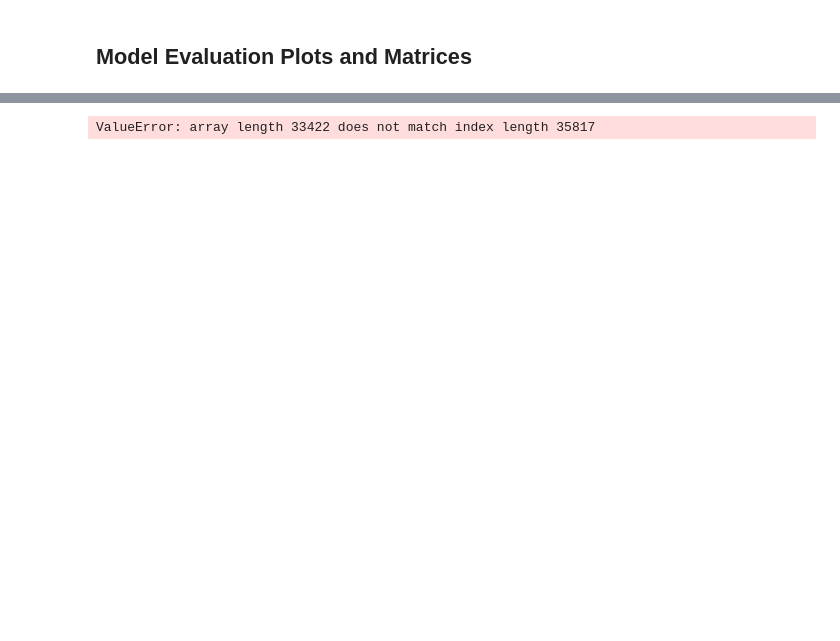
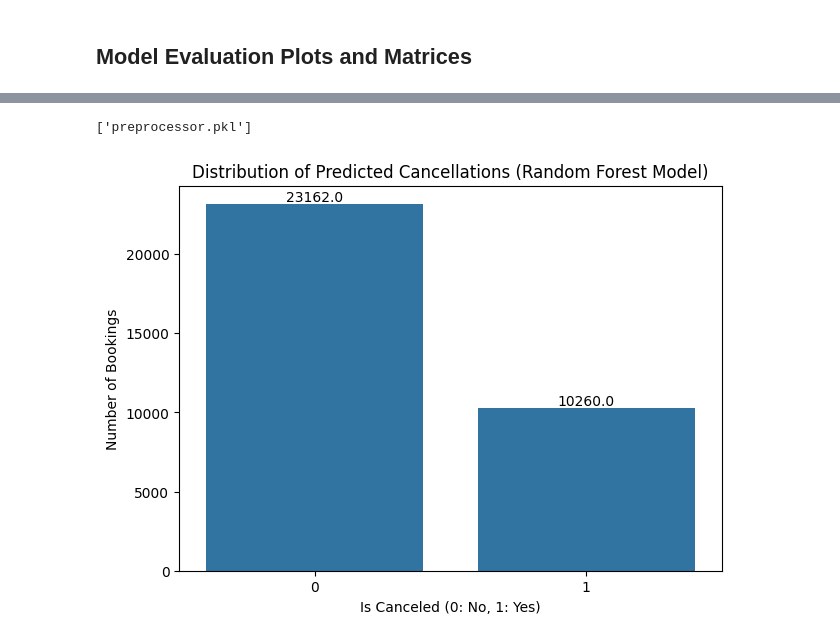
Before and after one commit to Yevheniia-Rudenko/redi_school_ML_AI, a Jupyter notebook: final_project/simple_logistic_regression.ipynb, the cells around one changed output, grey strips where cells are left out. Drawn from its saved outputs; the diff is of its cells as text; code cells hidden in the pictures; blank space fills up the shorter version.

```diff
--- a/final_project/simple_logistic_regression.ipynb
+++ b/final_project/simple_logistic_regression.ipynb
@@ -445,9 +465,18 @@ if hasattr(rf_model, 'feature_importances_'):
+# %%
+# Final test set processing and prediction
+test_ids = df_test["id"].values
+df_test_features = df_test.drop(["id"], axis=1)
+df_test_processed = preprocessor.transform(df_test_features)
 # %%
-# Final prediction with Random Forest
-final_predictions_rf = rf_model.predict(df_test_scaled)
-df_submission_rf = pd.DataFrame({"id": test_ids, "is_canceled": final_predictions_rf})
+# Final prediction with RF
+final_predictions_rf = rf_model.predict(df_test_processed)
+
+assert len(test_ids) == len(final_predictions_rf), "Lengths of IDs and predictions do not match!"
+
+df_submission_rf = pd.DataFrame({
+    "id": test_ids,
+    "is_canceled": final_predictions_rf
+})
 df_submission_rf.to_csv("submission_rf.csv", index=False)
-# %% [output]
-ValueError: array length 33422 does not match index length 35817
 # %%
 # Final prediction with Logistic Regression
@@ -471,8 +503,26 @@ print("Models and scaler saved as 'rf_model.pkl', 'lr_model.pkl', and 'scaler.pk
+# %%
+# Save models separately
+joblib.dump(rf_model, "rf_model.pkl")
+joblib.dump(lr_model, "lr_model.pkl")
+joblib.dump(xgb_model, "xgb_model.pkl")
+
+# Save the entire preprocessor (OneHotEncoder + StandardScaler)
+joblib.dump(preprocessor, "preprocessor.pkl")
+# %% [output]
+['preprocessor.pkl']
 # %%
-# --- Plot: Distribution of Final Predicted Cancellations (Random Forest) ---
 plt.figure(figsize=(7, 5))
-sns.countplot(x='is_canceled', data=df_submission_rf)
+ax = sns.countplot(x='is_canceled', data=df_submission_rf)
 plt.title('Distribution of Predicted Cancellations (Random Forest Model)')
 plt.xlabel('Is Canceled (0: No, 1: Yes)')
 plt.ylabel('Number of Bookings')
+
+# Add count labels on bars
+for p in ax.patches:
+    height = p.get_height()
+    ax.annotate(f'{height}', (p.get_x() + p.get_width() / 2, height),
+                ha='center', va='bottom')
+
 plt.show()
+# %% [output]
+[figure, added]
```
Also changed, not shown: parts of 20 cells of this notebook, 4 other files.
